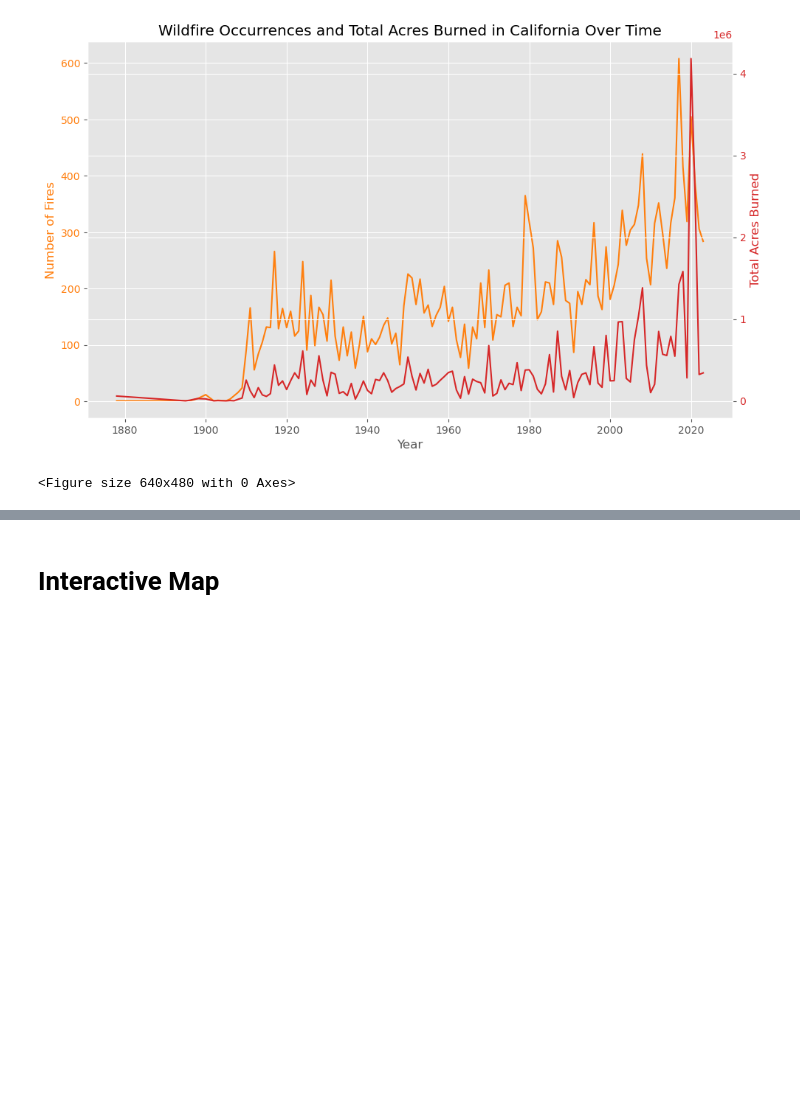
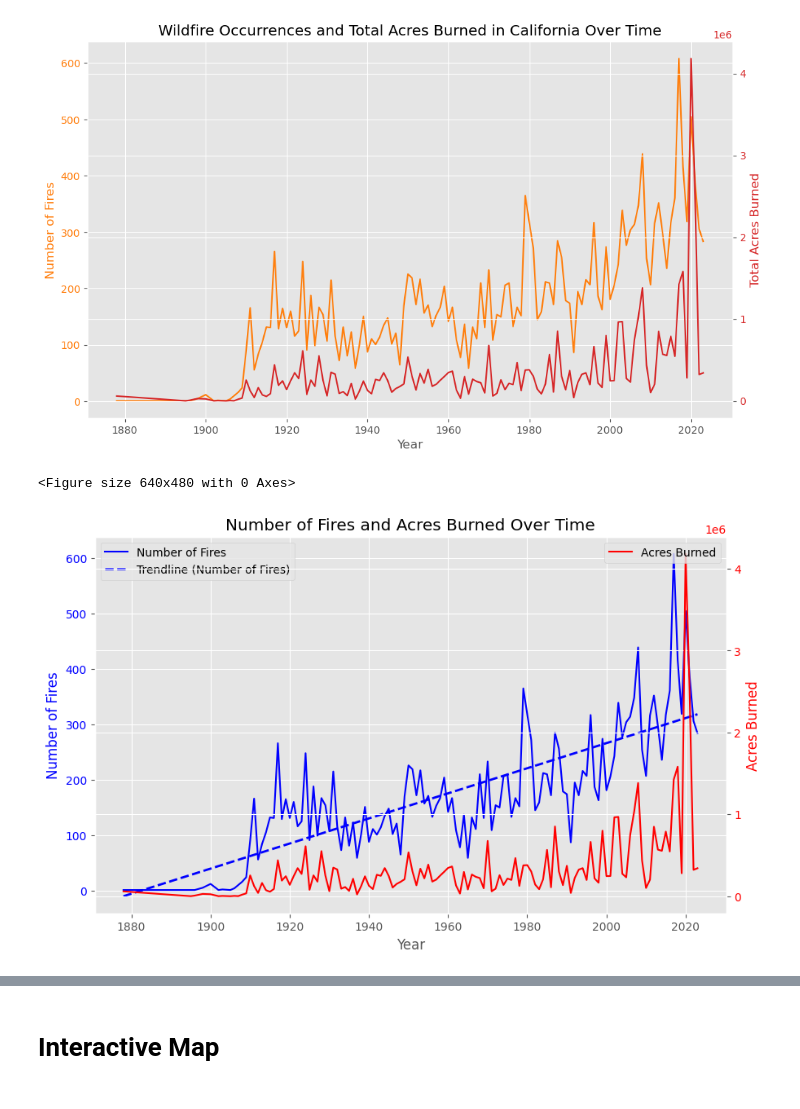
Before and after one commit to wrwr4859/UCB-Project3-Group3, a Jupyter notebook: ca_climate_change.ipynb, the cells around one changed output, grey strips where cells are left out. Saved outputs shown, nothing was run; the diff lists cells and outputs as text; code cells hidden in the pictures; blank space fills up the shorter version.

Commit message:
add trendline to number of fire

```diff
--- a/ca_climate_change.ipynb
+++ b/ca_climate_change.ipynb
@@ -921,3 +921,42 @@ plt.savefig('Images/wildfire_occurence_acres_over_time.png', dpi=300, bbox_inche
 # %% [output]
 [figure]
 <Figure size 640x480 with 0 Axes>
+# %%
+import numpy as np
+from scipy import stats
+conn = sqlite3.connect('ca_wildfires.db')
+df = pd.read_sql('SELECT Year, COUNT(*) as num_fires, SUM("GIS Acres") as total_acres FROM wildfires GROUP BY Year', conn)
+df = df.dropna(subset=['num_fires', 'total_acres', 'Year'])
+conn.close()
+# Create the plot
+fig, ax1 = plt.subplots(figsize=(10, 6))
+
+# Plot Number of Fires
+ax1.plot(df['Year'], df['num_fires'], color='b', label='Number of Fires')
+ax1.set_xlabel('Year')
+ax1.set_ylabel('Number of Fires', color='b')
+ax1.tick_params(axis='y', labelcolor='b')
+
+# Add a trendline for Number of Fires
+slope, intercept, r_value, p_value, std_err = stats.linregress(df['Year'], df['num_fires'])
+trendline = intercept + slope * df['Year']
+
+# Plotting the trendline with a distinct style
+ax1.plot(df['Year'], trendline, color='b', linestyle='--', label='Trendline (Number of Fires)', linewidth=2)
+
+
+# Plot Acres Burned on the same axes but with a different scale
+ax2 = ax1.twinx()  # instantiate a second y-axis that shares the same x-axis
+ax2.plot(df['Year'], df['total_acres'], color='r', label='Acres Burned')
+ax2.set_ylabel('Acres Burned', color='r')
+ax2.tick_params(axis='y', labelcolor='r')
+
+# Add legends
+ax1.legend(loc='upper left')
+ax2.legend(loc='upper right')
+
+# Show the plot
+plt.title('Number of Fires and Acres Burned Over Time')
+plt.show()
+# %% [output]
+[figure, added]
```
Also changed, not shown: parts of 1 cell of this notebook.
